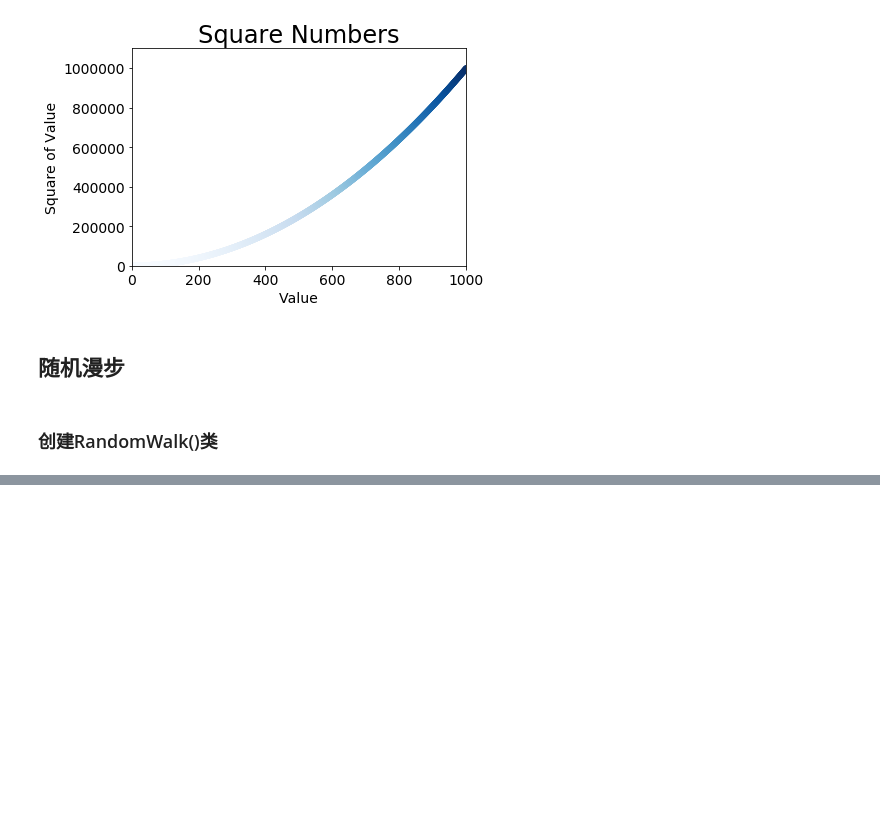
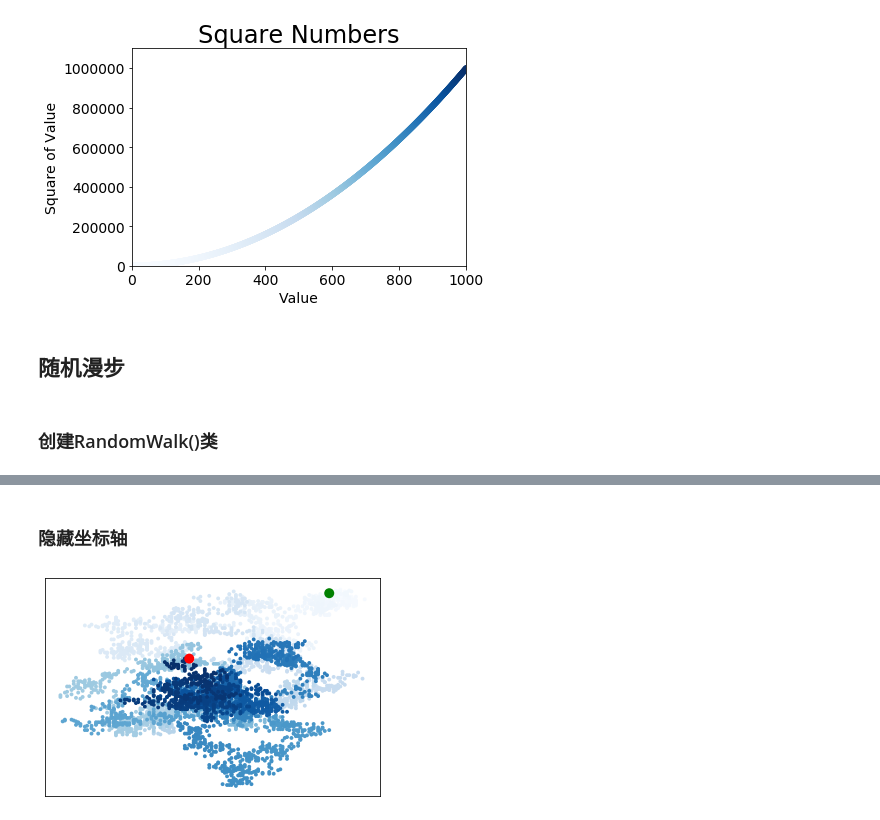
Before and after one commit to chenboshuo/learn_python, a Jupyter notebook: jupyter_note/data_visualization.ipynb, the cells around one changed output, grey strips where cells are left out. Saved outputs shown, nothing was run; the diff lists cells and outputs as text; code cells hidden in the pictures; blank space fills up the shorter version.

```diff
--- a/jupyter_note/data_visualization.ipynb
+++ b/jupyter_note/data_visualization.ipynb
@@ -133,0 +209,24 @@ class RandomWalk():
+# %% [markdown]
+### 隐藏坐标轴
+# %%
+import matplotlib.pyplot as plt
+
+# from random_walk import RandomWalk # 最好把上面的类放到一个文件里导入
+
+rw = RandomWalk()
+rw.fill_walk()
+
+point_numbers = list(range(rw.num_points)) # 生成数字列表对应每个点
+plt.scatter(rw.x_values, rw.y_values,c=point_numbers, cmap=plt.cm.Blues,
+            edgecolor='none',s=15)
+
+
+# 突出起点终点
+plt.scatter(0, 0, c='green', edgecolors='none', s=100)
+plt.scatter(rw.x_values[-1], rw.y_values[-1], c='red', edgecolors='none',s=100)
+
+# 隐藏坐标轴
+plt.axes().get_xaxis().set_visible(False)
+plt.axes().get_yaxis().set_visible(False)
+# %% [output]
+[figure, added]
```
Also changed, not shown: parts of 22 cells of this notebook, 1 other file.
